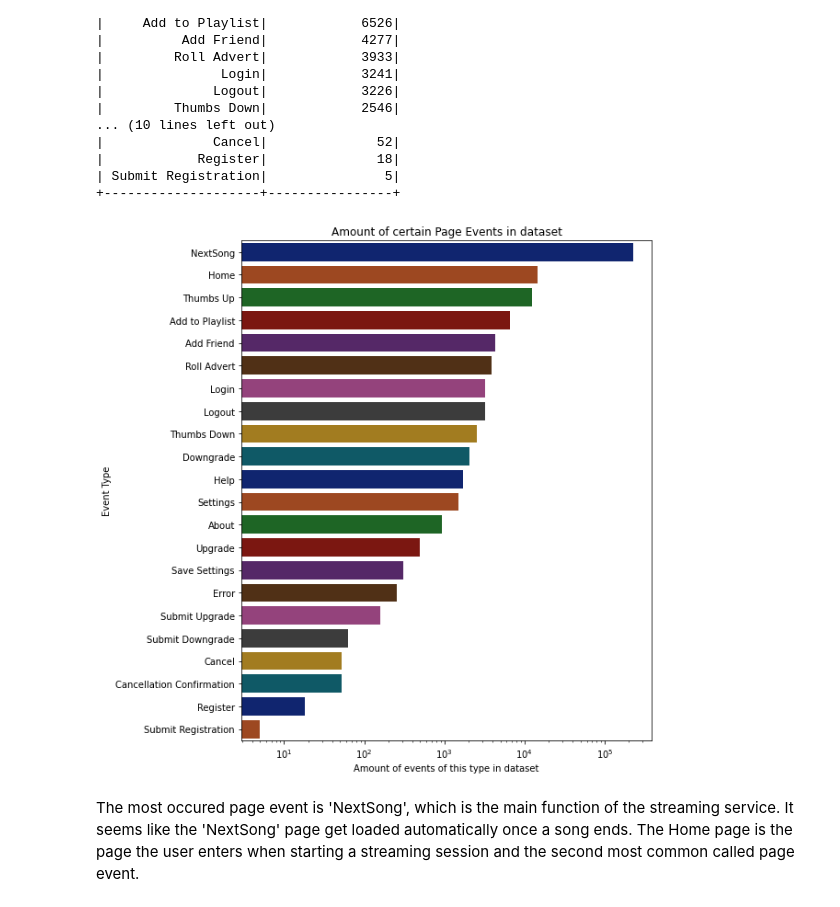
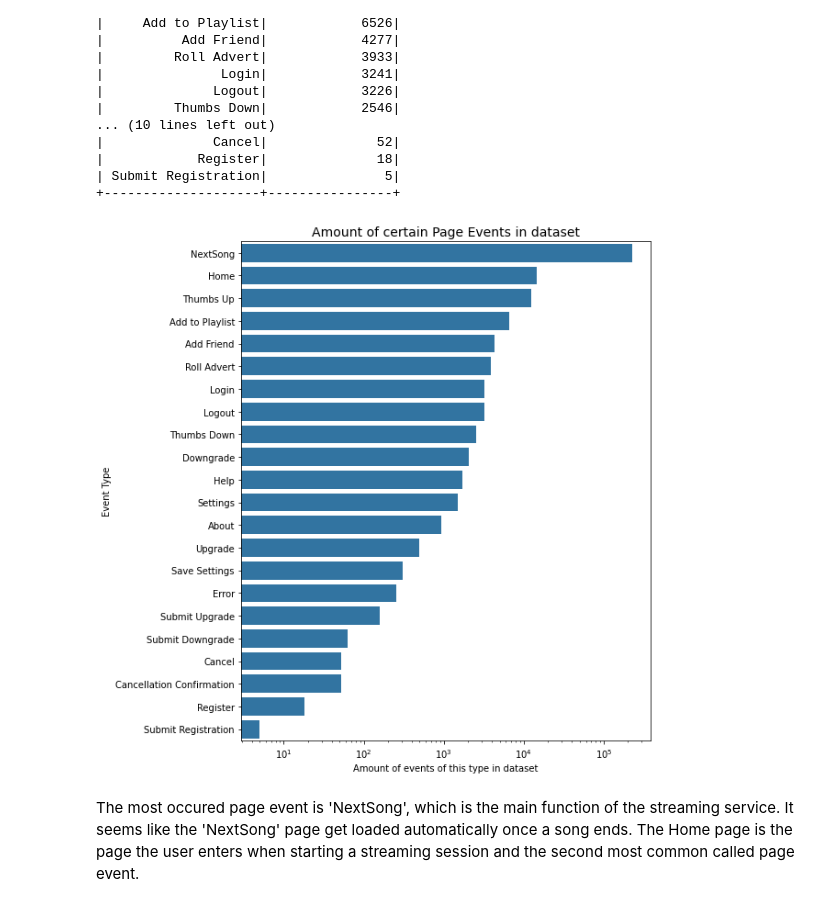
Before and after one commit to LeopoldWalther/SparkChurnDetection, a Jupyter notebook: Sparkify.ipynb, the cells around one changed output. Cells and saved outputs as stored; diff of their text form; code cells hidden in the pictures.

```diff
--- a/Sparkify.ipynb
+++ b/Sparkify.ipynb
@@ -52,6 +52,9 @@ from pyspark.ml.classification import LogisticRegression, RandomForestClassifier
 from pyspark.ml.evaluation import BinaryClassificationEvaluator
 from pyspark.ml.evaluation import  MulticlassClassificationEvaluator
 from pyspark.ml.tuning import CrossValidator, ParamGridBuilder
+# %%
+# Set color palette to just one
+base_color = sns.color_palette()[0]
 # %%
 # create a Spark session
 spark = SparkSession \
@@ -362,18 +365,18 @@ page_events.show(n=30)
 # %%
 # convert pyspark df to pandas df
 page_events_pd = page_events.toPandas()
 
 # plot graph for distribution
 plt.figure(figsize=(8,10))
-barplot = sns.barplot(x = 'page_event_count', y = 'page', data=page_events_pd, palette = 'dark')
+barplot = sns.barplot(x='page_event_count', y='page', data=page_events_pd, color=base_color)
 plt.xscale('log')
-plt.title('Amount of certain Page Events in dataset', size=12)
+plt.title('Amount of certain Page Events in dataset', size=14)
 plt.xlabel('Amount of events of this type in dataset', size=10)
 plt.ylabel('Event Type', size=10)
 plt.savefig('events_graphic.png')
 plt.show()
 # %% [output]
-[figure, old version]
+[figure, new version]
 # %% [markdown]
 The most occured page event is 'NextSong', which is the main function of the streaming service. It seems like the 'NextSong' page get loaded automatically once a song ends. The Home page is the page the user enters when starting a streaming session and the second most common called page event.
 # %% [markdown]
```
Also changed, not shown: parts of 37 cells of this notebook.
